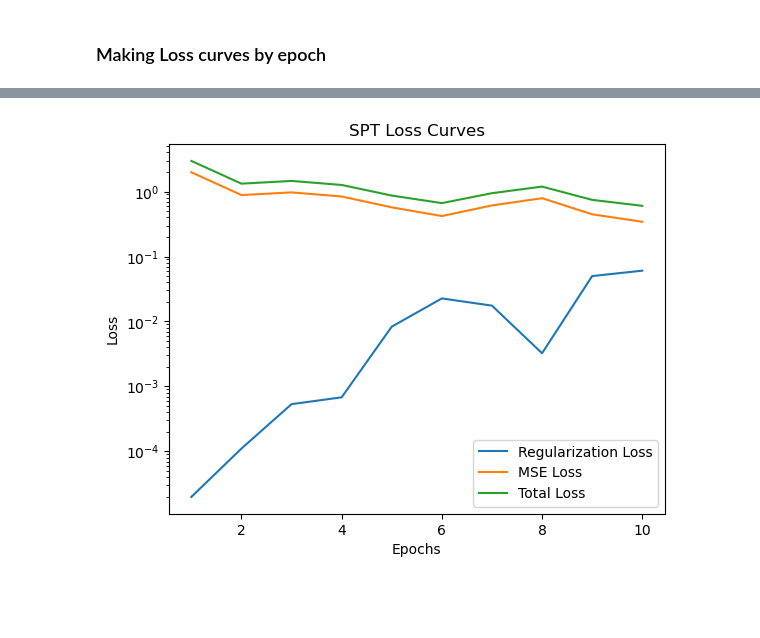
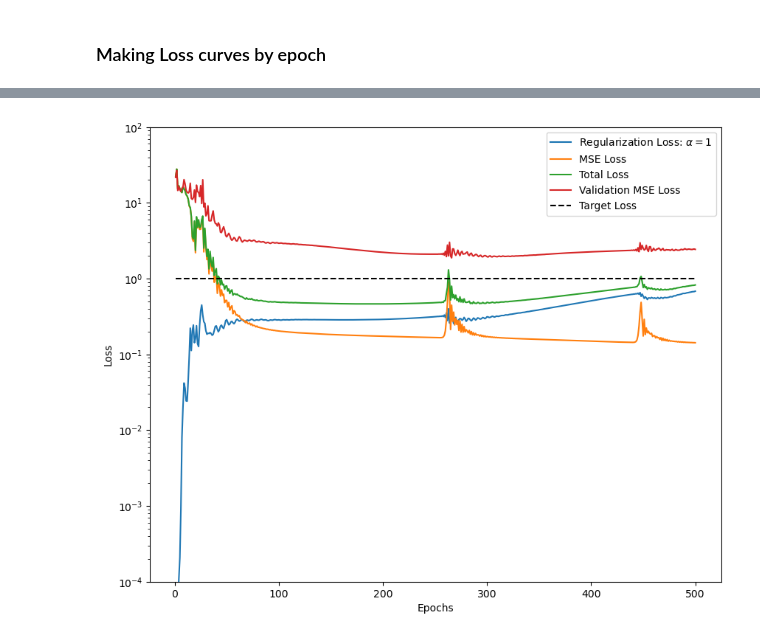
Before and after one commit to davebobculver/siren-sea-surface-code, a Jupyter notebook: debugging.ipynb, the cells around one changed output, grey strips where cells are left out. Drawn from its saved outputs; the diff is of its cells as text; code cells hidden in the pictures; blank space fills up the shorter version.

```diff
--- a/debugging.ipynb
+++ b/debugging.ipynb
@@ -227,7 +227,7 @@ Epoch 69 Complete - Avg Loss: 0.227819
 # %%
 'Training Dataloader'
 data = torch.load('../../data/data.pt', weights_only=True)
-frames = np.arange(301,303, 1)
+frames = np.arange(301,302, 1)
 device = 'cuda'
 
 beams = list(range(0, 32))
@@ -246,7 +246,7 @@ print(len(spt_dataloader))
 # %%
 'Testing Dataloader'
 data = torch.load('../../data/data.pt', weights_only=True)
-frames = np.arange(301,303, 1)
+frames = np.arange(301,302, 1)
 device = 'cuda'
 
 beams = [4,30]
@@ -269,8 +263,14 @@ spt_optimizer = torch.optim.Adam(retrain_net.parameters(), lr = 1e-3 )
 # %%
-epochs =10
+epochs, alpha = [500, 1]
+
+network_info = torch.load('nets/MSE/MSE_one_frame.pt', weights_only=True)
+retrain_net = Net(torch.cos, *network_info['model config'])
+retrain_net.to('cuda')
+spt_optimizer = torch.optim.Adam(retrain_net.parameters(), lr = 1e-3 )
+
 retrainer = pre_pro.temp_nn_wrap('cuda', spt_dataloader, model_config=network_info['model config'],
                                   optimizer=spt_optimizer, net = retrain_net)
 
 losses = retrainer.SPT_debugging(epochs, prints=True, saving= True,
-                                  save_path='nets/SPT/spt_loss_curves.pt', ly =5, spt_dataloader = ver_dataloader )
+                                  save_path='nets/SPT/spt_loss_curves.pt', ly =alpha, ver_dataloader = ver_dataloader )
 # %% [output]
@@ -297,13 +294,16 @@ Epoch 9 Complete - Avg Loss: 1.205285
 # %%
 epoch = np.linspace(1,epochs,epochs)
-plt.plot(epoch, losses['reg_losses'], label='Regularization Loss')
-plt.plot(epoch, losses['mse_losses'], label='MSE Loss')
-plt.plot(epoch, losses['total_losses'], label='Total Loss')
-plt.xlabel('Epochs')
-plt.ylabel('Loss')
-plt.yscale('log')
-plt.title('SPT Loss Curves')
-plt.legend()
+fig, ax = plt.subplots(figsize=(10,8))
+ax.plot(epoch, np.array(losses['reg_losses'])/.06 ,label=fr'Regularization Loss: $\alpha ={alpha}$')
+ax.plot(epoch, np.array(losses['mse_losses'])/.06 ,label='MSE Loss')
+ax.plot(epoch, np.array(losses['total_losses'])/.06, label='Total Loss')
+ax.plot(epoch, np.array(losses['mse_ver'])/.06, label='Validation MSE Loss')
+ax.plot(epoch, 1*np.ones(epochs), 'k--', label='Target Loss')
+ax.set_xlabel('Epochs')
+ax.set_ylim(1e-4, 100)
+ax.set_ylabel('Loss')
+ax.set_yscale('log')
+ax.legend()
 plt.show()
 # %% [output]
-[figure, old version]
+[figure, new version]
```
Also changed, not shown: parts of 5 cells of this notebook, 1 other file.
